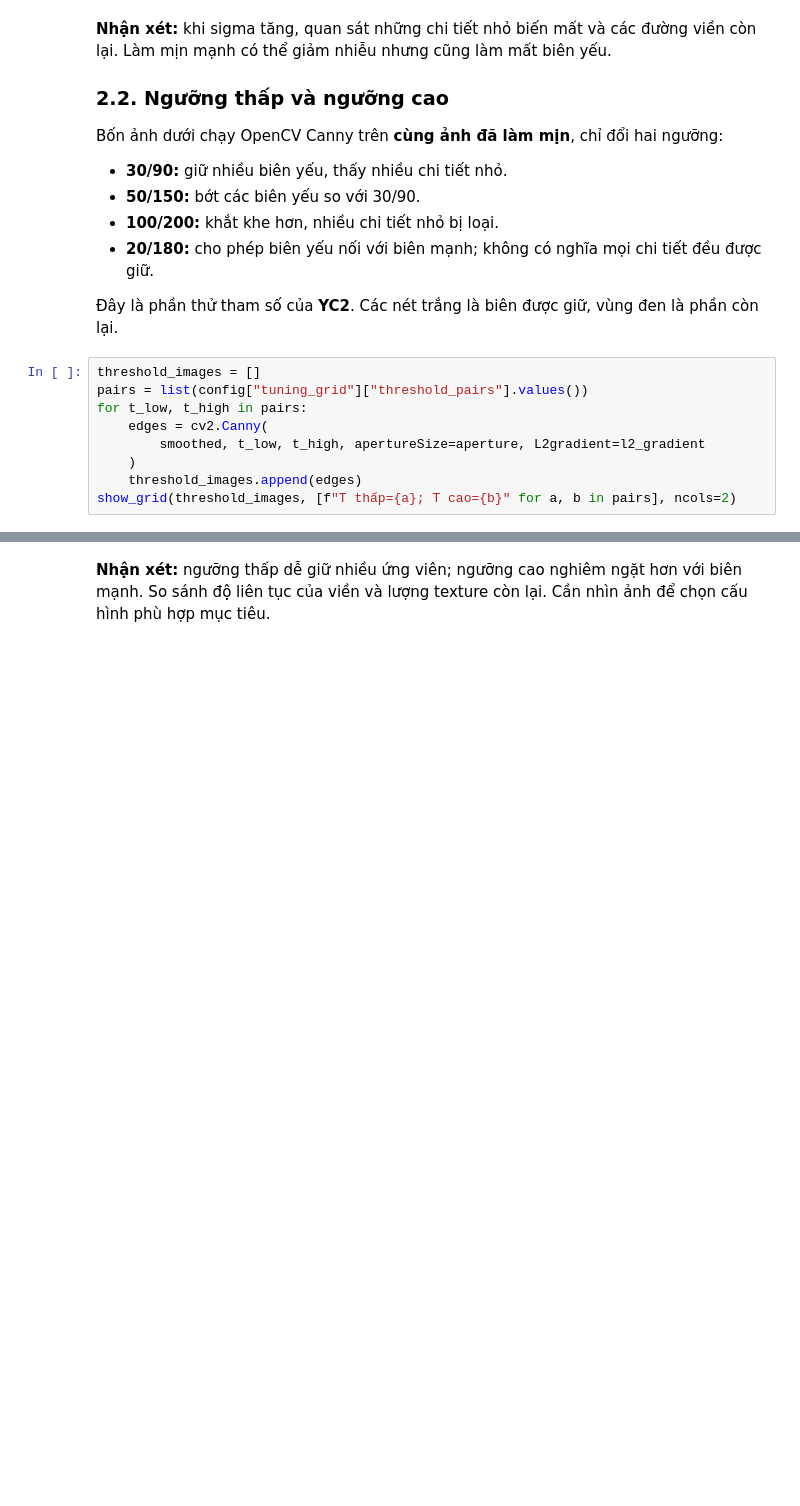
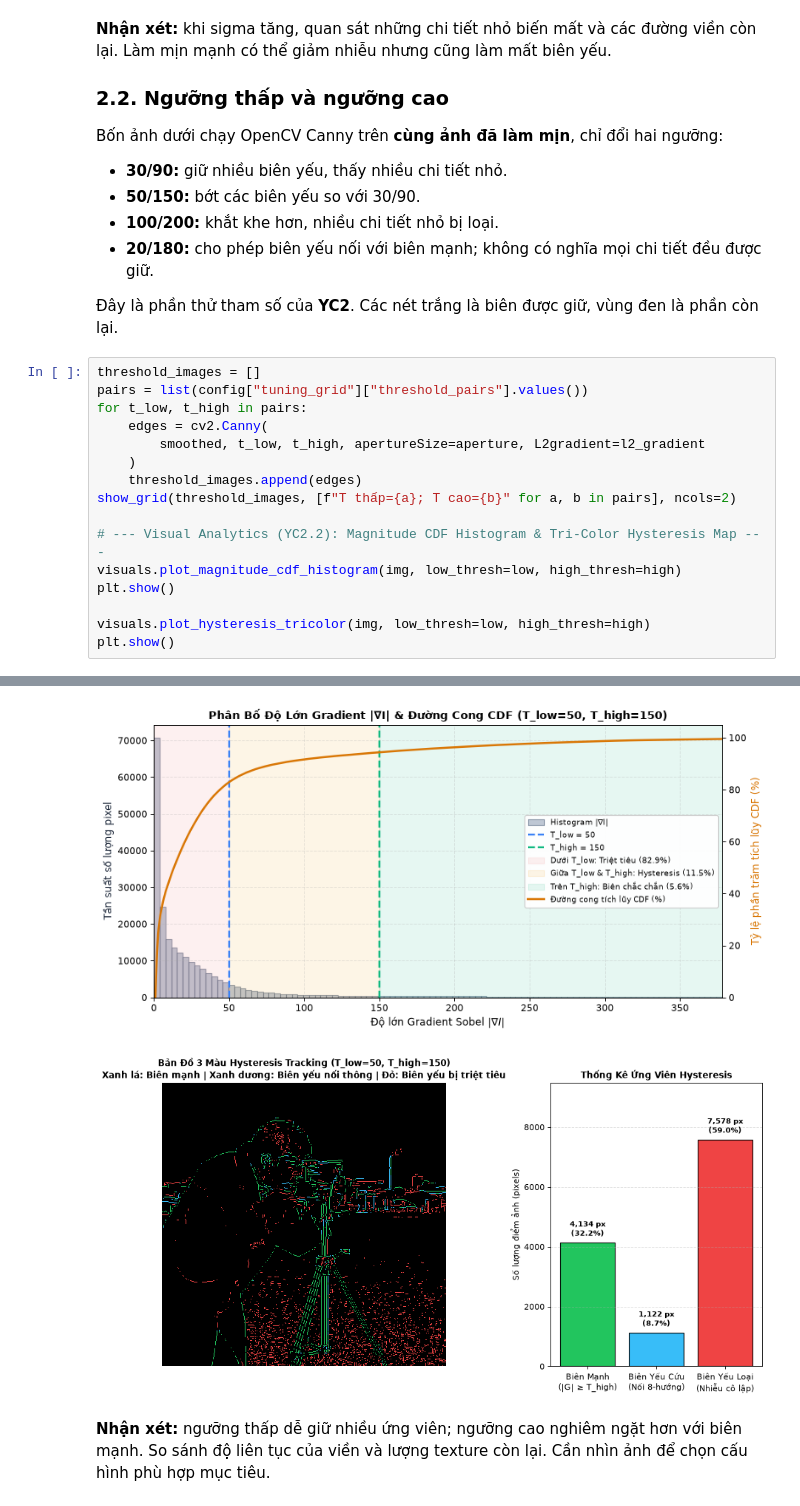
Before and after one commit to bush-le/uth-cv-labs, a Jupyter notebook: notebooks/labs/lab_03.ipynb, the cells around one changed output, grey strips where cells are left out. Saved outputs shown, nothing was run; the diff lists cells and outputs as text; blank space fills up the shorter version.

```diff
--- a/notebooks/labs/lab_03.ipynb
+++ b/notebooks/labs/lab_03.ipynb
@@ -165,14 +185,23 @@ Bốn ảnh dưới chạy OpenCV Canny trên **cùng ảnh đã làm mịn**, c
 # %%
 threshold_images = []
 pairs = list(config["tuning_grid"]["threshold_pairs"].values())
 for t_low, t_high in pairs:
     edges = cv2.Canny(
         smoothed, t_low, t_high, apertureSize=aperture, L2gradient=l2_gradient
     )
     threshold_images.append(edges)
 show_grid(threshold_images, [f"T thấp={a}; T cao={b}" for a, b in pairs], ncols=2)
+
+# --- Visual Analytics (YC2.2): Magnitude CDF Histogram & Tri-Color Hysteresis Map ---
+visuals.plot_magnitude_cdf_histogram(img, low_thresh=low, high_thresh=high)
+plt.show()
+
+visuals.plot_hysteresis_tricolor(img, low_thresh=low, high_thresh=high)
+plt.show()
 # %% [output]
 [figure]
+[figure, added]
+[figure, added]
 # %% [markdown]
 **Nhận xét:** ngưỡng thấp dễ giữ nhiều ứng viên; ngưỡng cao nghiêm ngặt hơn với biên mạnh. So sánh độ liên tục của viền và lượng texture còn lại. Cần nhìn ảnh để chọn cấu hình phù hợp mục tiêu.
 # %% [markdown]
```
Also changed, not shown: parts of 6 cells of this notebook, 4 other files.
